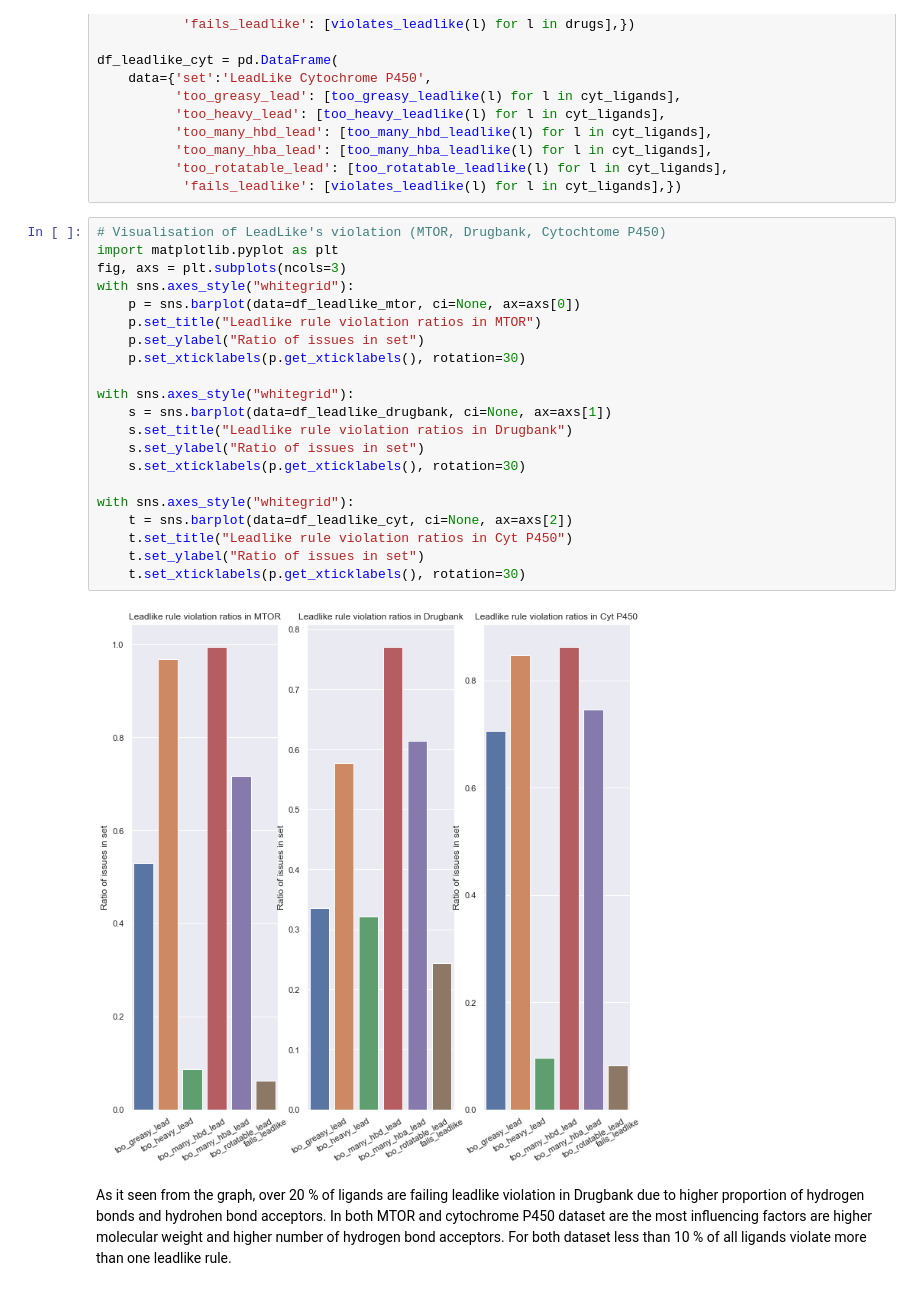
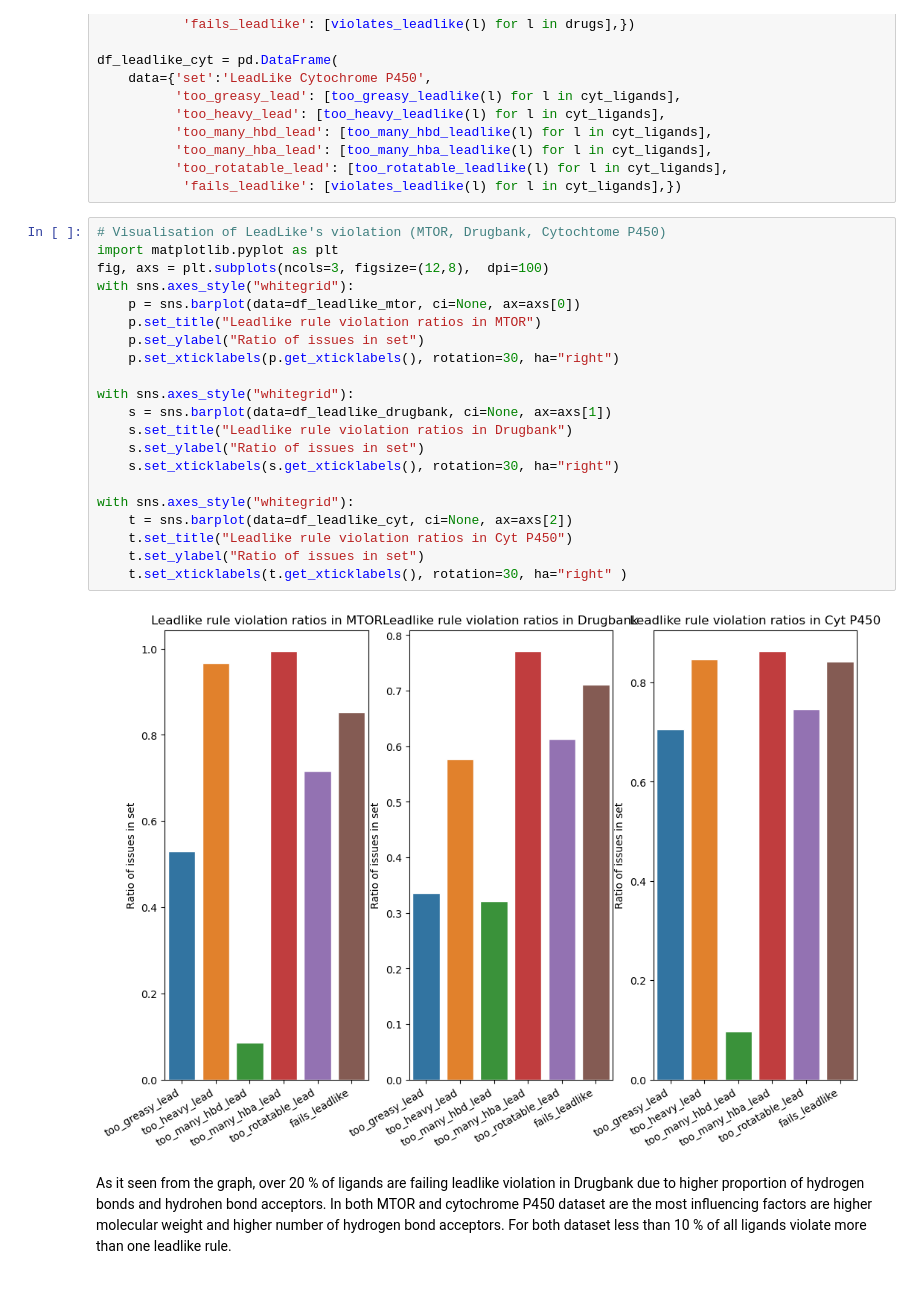
Before and after one commit to lich-uct/cdd2021, a Jupyter notebook: simonove/04_drug_likeness_Simonova.ipynb, the cells around one changed output. Drawn from its saved outputs; the diff is of its cells as text.

```diff
--- a/simonove/04_drug_likeness_Simonova.ipynb
+++ b/simonove/04_drug_likeness_Simonova.ipynb
@@ -360,26 +361,26 @@ df_leadlike_cyt = pd.DataFrame(
 # %%
 # Visualisation of LeadLike's violation (MTOR, Drugbank, Cytochtome P450)
 import matplotlib.pyplot as plt
-fig, axs = plt.subplots(ncols=3)
+fig, axs = plt.subplots(ncols=3, figsize=(12,8),  dpi=100)
 with sns.axes_style("whitegrid"):
     p = sns.barplot(data=df_leadlike_mtor, ci=None, ax=axs[0])
     p.set_title("Leadlike rule violation ratios in MTOR")
     p.set_ylabel("Ratio of issues in set")
-    p.set_xticklabels(p.get_xticklabels(), rotation=30)
+    p.set_xticklabels(p.get_xticklabels(), rotation=30, ha="right")
 
 with sns.axes_style("whitegrid"):
     s = sns.barplot(data=df_leadlike_drugbank, ci=None, ax=axs[1])
     s.set_title("Leadlike rule violation ratios in Drugbank")
     s.set_ylabel("Ratio of issues in set")
-    s.set_xticklabels(p.get_xticklabels(), rotation=30)
+    s.set_xticklabels(s.get_xticklabels(), rotation=30, ha="right")
 
 with sns.axes_style("whitegrid"):
     t = sns.barplot(data=df_leadlike_cyt, ci=None, ax=axs[2])
     t.set_title("Leadlike rule violation ratios in Cyt P450")
     t.set_ylabel("Ratio of issues in set")
-    t.set_xticklabels(p.get_xticklabels(), rotation=30)
+    t.set_xticklabels(t.get_xticklabels(), rotation=30, ha="right" )
 # %% [output]
-[figure, old version]
+[figure, new version]
 # %% [markdown]
 As it seen from the graph, over 20 % of ligands are failing leadlike violation in Drugbank due to higher proportion of hydrogen bonds and hydrohen bond acceptors. In both MTOR and cytochrome P450 dataset are the most influencing factors are higher molecular weight and higher number of hydrogen bond acceptors. For both dataset less than 10 % of all ligands violate more than one leadlike rule.
 # %%
```
Also changed, not shown: parts of 5 cells of this notebook.
